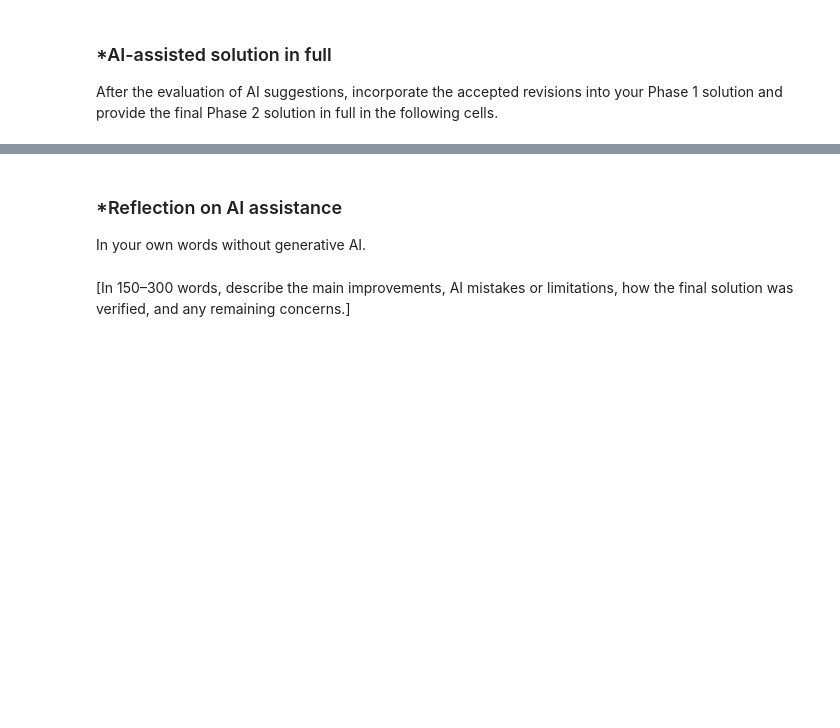
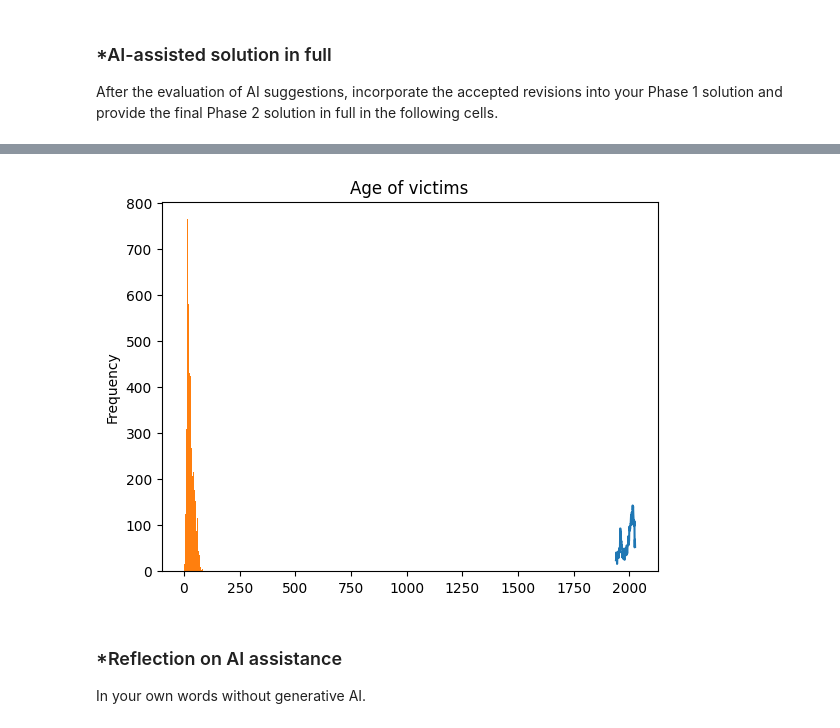
Before and after one commit to YafetG3/A01-data-wrangling, a Jupyter notebook: notebook.ipynb, the cells around one changed output, grey strips where cells are left out. Saved outputs shown, nothing was run; the diff lists cells and outputs as text; code cells hidden in the pictures; blank space fills up the shorter version.

```diff
--- a/notebook.ipynb
+++ b/notebook.ipynb
@@ -250,0 +369,67 @@ After the evaluation of AI suggestions, incorporate the accepted revisions into
+# %%
+import pandas as pd
+
+df = pd.read_excel('GSAF5.xls')
+
+#df_clean = df.drop(columns=['pdf', 'href formula', 'href', 'Case Number', 'Case Number.1', 'original order', 'Unnamed: 21', 'Unnamed: 22'])
+df_clean = df.dropna(axis=1, how='all')
+
+year_numeric = pd.to_numeric(df['Year'], errors='coerce')
+lost_rows = df.loc[year_numeric.isna() & df['Year'].notna(), 'Year']
+print(lost_rows.value_counts().head(20))
+df_clean['Year'] = df_clean['Year'].astype(str).str.extract(r'(\d{4})').astype(float)
+print(df_clean['Year'].describe())
+print('\n')
+
+print("--- After Filtering for on after 1940 ---")
+latest = df_clean[df_clean['Year'] >= 1940]
+print(latest['Year'].describe())
+
+attacks_per_year = latest['Year'].value_counts().sort_index()
+attacks_per_year.plot(kind='line', title='Shark Attacks per Year (1940+)')
+
+print(df.shape)
+df_clean.head()
+
+age_str = df_clean['Age'].astype(str).str.strip()
+
+# Only recover clean decade patterns like "30s", "20's", "40+"
+decade_match = age_str.str.extract(r'^(\d{2})(?:s|\'s|\+)$')[0]
+
+df_clean['Age_clean'] = pd.to_numeric(df_clean['Age'], errors='coerce')
+df_clean['Age_clean'] = df_clean['Age_clean'].fillna(pd.to_numeric(decade_match))
+
+print("Still missing after targeted recovery:", df_clean['Age_clean'].isna().sum())
+
+df_clean['Age_clean'].plot(kind='hist', bins=20, title='Age of victims')
+
+df_clean['Sex'] = df_clean['Sex'].str.strip().str.upper()
+
+print("\n--- Sex value counts after cleaning ---")
+print(df_clean['Sex'].value_counts(dropna=False))
+
+print("\n--- Proportion of male victims ---")
+prop_male = (df_clean['Sex'] == 'M').mean()
+print(f"Proportion male: {prop_male:.2%}")
+
+def clean_type(x):
+    if pd.isna(x):
+        return 'Unknown'
+    s = str(x).strip().lower()
+    if 'unprovoked' in s:
+        return 'Unprovoked'
+    elif 'provoked' in s:
+        return 'Provoked'
+    else:
+        return 'Unknown'
+
+
+print("\n--- Number of each type ---")
+df_clean['Type_clean'] = df_clean['Type'].apply(clean_type)
+print(df_clean['Type_clean'].value_counts())
+
+
+print("\n--- Proportion of unprovoked ---")
+prop_unprovoked = (df_clean['Type_clean'] == 'Unprovoked').mean()
+print(f"Proportion unprovoked (of all records): {prop_unprovoked:.2%}")
+# %% [output]
@@ -251,5 +453,4 @@ After the evaluation of AI suggestions, incorporate the accepted revisions into
+[figure, added]
 # %% [markdown]
 ### *Reflection on AI assistance
 In your own words without generative AI.
-# %% [markdown]
-[In 150–300 words, describe the main improvements, AI mistakes or limitations, how the final solution was verified, and any remaining concerns.]
```
Also changed, not shown: parts of 13 cells of this notebook.
